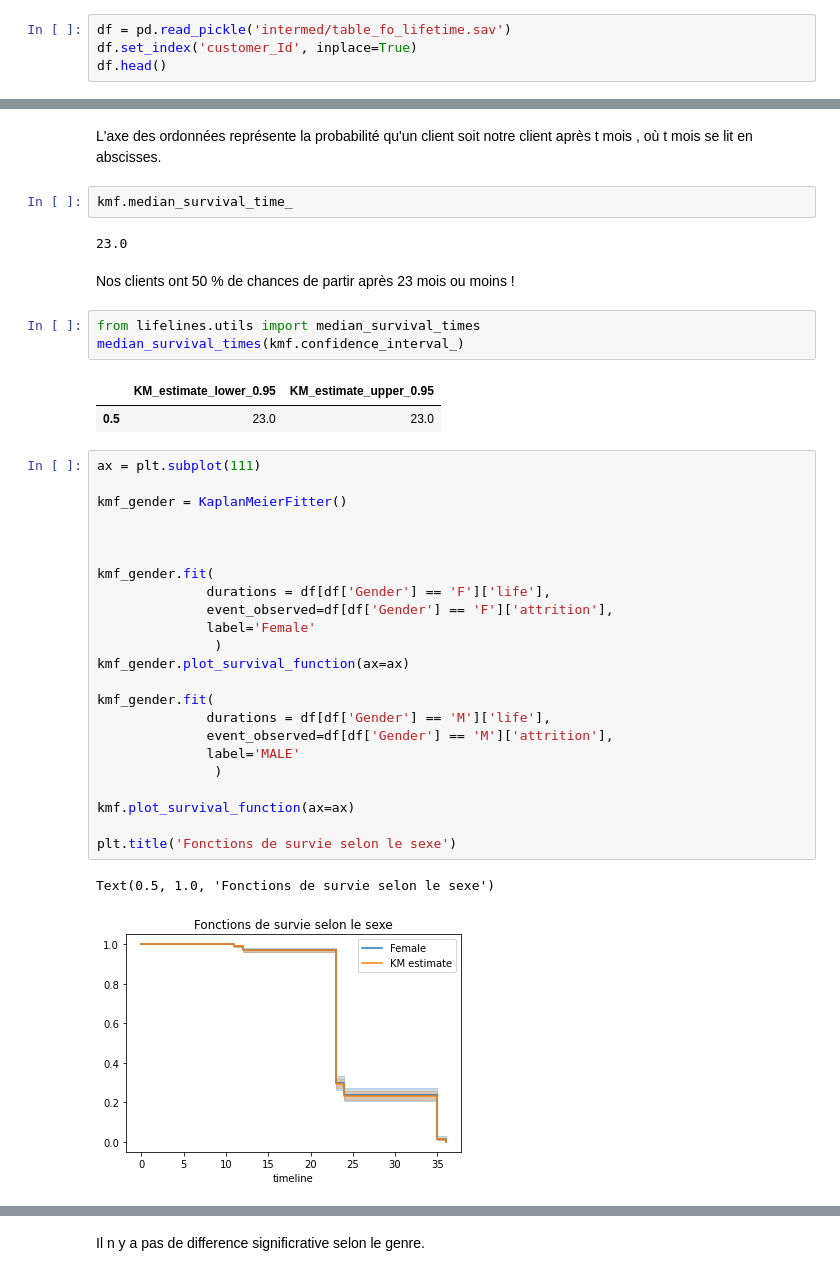
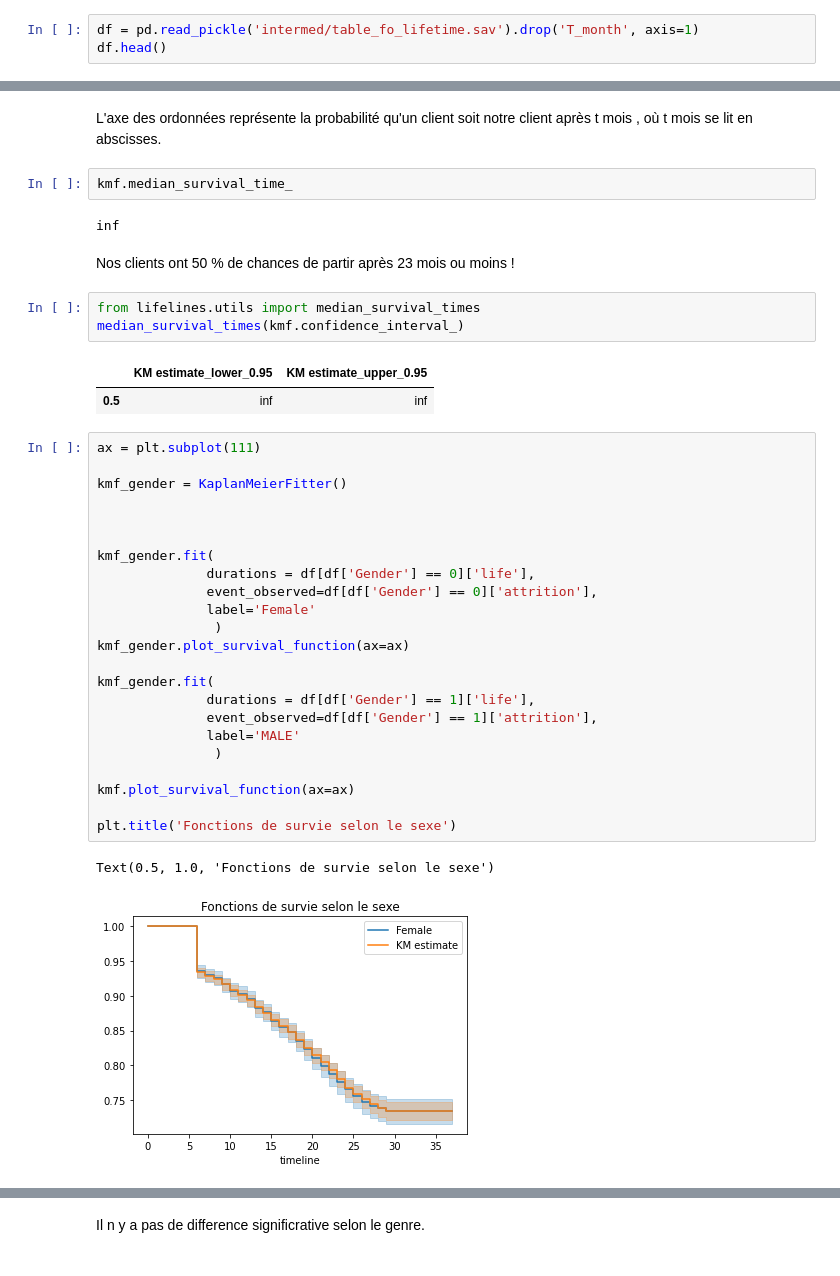
Before and after one commit to sawadogosalif/Retail-360, a Jupyter notebook: 04_Attrition_churn/02_Survival_Analysis.ipynb, the cells around one changed output, grey strips where cells are left out. Saved outputs shown, nothing was run; the diff lists cells and outputs as text.

```diff
--- a/04_Attrition_churn/02_Survival_Analysis.ipynb
+++ b/04_Attrition_churn/02_Survival_Analysis.ipynb
@@ -53,5 +81,4 @@ def corr_features(df: pd.DataFrame, threshold: float) :
 # %%
-df = pd.read_pickle('intermed/table_fo_lifetime.sav')
-df.set_index('customer_Id', inplace=True)
+df = pd.read_pickle('intermed/table_fo_lifetime.sav').drop('T_month', axis=1)
 df.head()
 # %% [output]
@@ -106,38 +130,38 @@ L'axe des ordonnées représente la probabilité qu'un client soit notre client
 # %%
 kmf.median_survival_time_
 # %% [output]
-23.0
+inf
 # %% [markdown]
 Nos clients ont 50 % de chances de partir  après 23 mois ou moins !
 # %%
 from lifelines.utils import median_survival_times
 median_survival_times(kmf.confidence_interval_)
 # %% [output]
-|  | KM_estimate_lower_0.95 | KM_estimate_upper_0.95 |
-| 0.5 | 23.0 | 23.0 |
+|  | KM estimate_lower_0.95 | KM estimate_upper_0.95 |
+| 0.5 | inf | inf |
 # %%
 ax = plt.subplot(111)
 
 kmf_gender = KaplanMeierFitter()
 
 
 
 kmf_gender.fit(
-              durations = df[df['Gender'] == 'F']['life'],
-              event_observed=df[df['Gender'] == 'F']['attrition'],
+              durations = df[df['Gender'] == 0]['life'],
+              event_observed=df[df['Gender'] == 0]['attrition'],
               label='Female'
                )
 kmf_gender.plot_survival_function(ax=ax)
 
 kmf_gender.fit(
-              durations = df[df['Gender'] == 'M']['life'],
-              event_observed=df[df['Gender'] == 'M']['attrition'],
+              durations = df[df['Gender'] == 1]['life'],
+              event_observed=df[df['Gender'] == 1]['attrition'],
               label='MALE'
                )
 
 kmf.plot_survival_function(ax=ax)
 
 plt.title('Fonctions de survie selon le sexe')
 # %% [output]
 Text(0.5, 1.0, 'Fonctions de survie selon le sexe')
-[figure, old version]
+[figure, new version]
```
Also changed, not shown: parts of 49 cells of this notebook, 1 other file.
